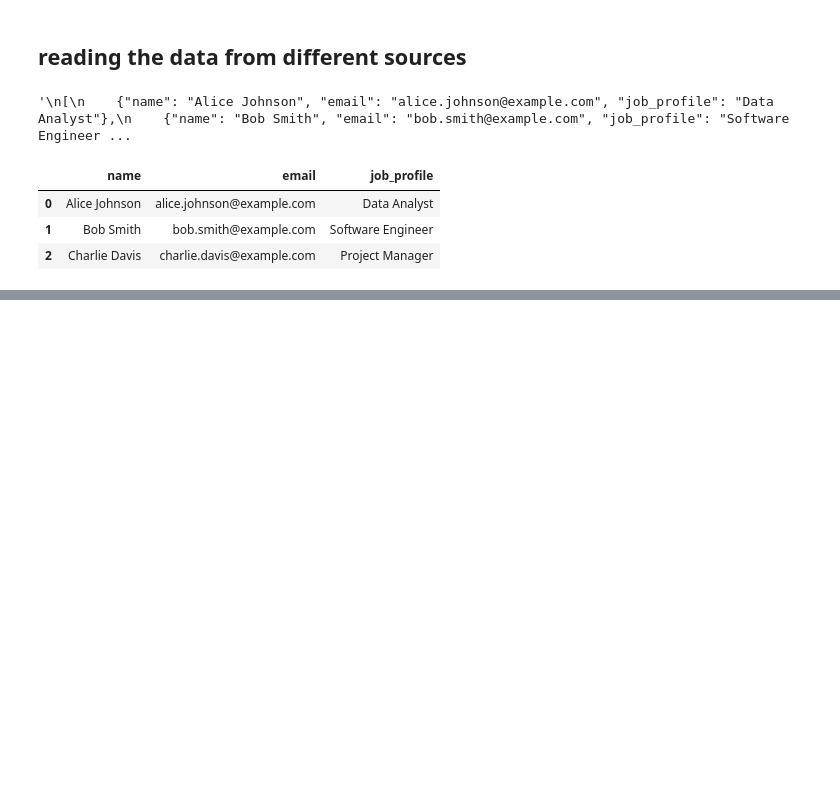
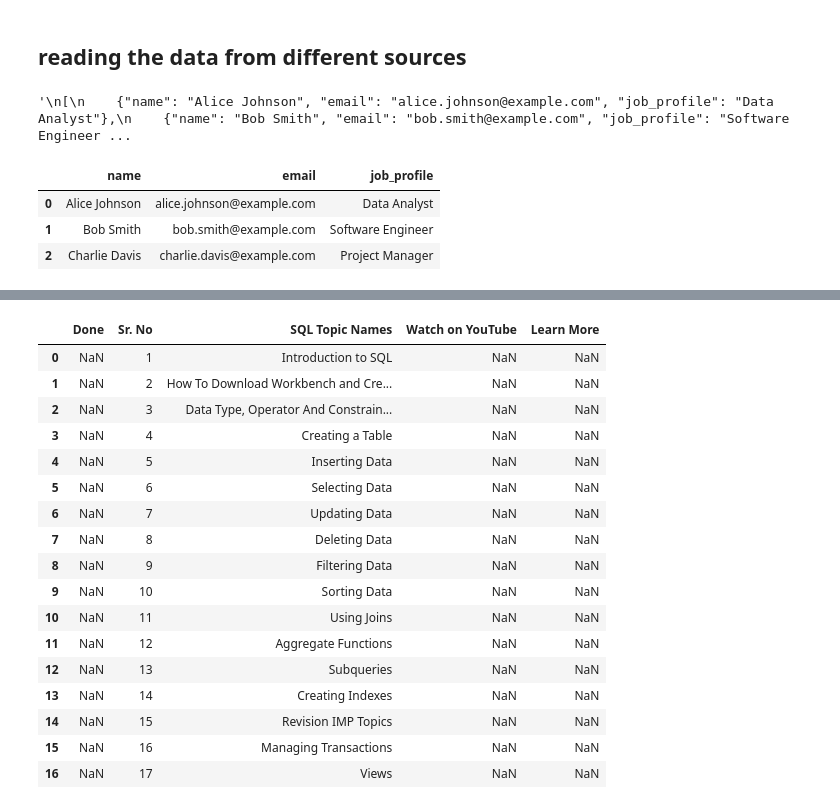
Before and after one commit to Keshavraj52/complete-machine-learning-course, a Jupyter notebook: pandas/readdata.ipynb, the cells around one changed output, grey strips where cells are left out. Cells and saved outputs as stored; diff of their text form; code cells hidden in the pictures; blank space fills up the shorter version.

```diff
--- a/pandas/readdata.ipynb
+++ b/pandas/readdata.ipynb
@@ -27,0 +125,21 @@ df.to_json('out.json')
+# %%
+pd.DataFrame(sqldata[0])
+# %% [output]
+|  | Done | Sr. No | SQL Topic Names | Watch on YouTube | Learn More |
+| 0 | NaN | 1 | Introduction to SQL | NaN | NaN |
+| 1 | NaN | 2 | How To Download Workbench and Cre... | NaN | NaN |
+| 2 | NaN | 3 | Data Type, Operator And Constrain... | NaN | NaN |
+| 3 | NaN | 4 | Creating a Table | NaN | NaN |
+| 4 | NaN | 5 | Inserting Data | NaN | NaN |
+| 5 | NaN | 6 | Selecting Data | NaN | NaN |
+| 6 | NaN | 7 | Updating Data | NaN | NaN |
+| 7 | NaN | 8 | Deleting Data | NaN | NaN |
+| 8 | NaN | 9 | Filtering Data | NaN | NaN |
+| 9 | NaN | 10 | Sorting Data | NaN | NaN |
+| 10 | NaN | 11 | Using Joins | NaN | NaN |
+| 11 | NaN | 12 | Aggregate Functions | NaN | NaN |
+| 12 | NaN | 13 | Subqueries | NaN | NaN |
+| 13 | NaN | 14 | Creating Indexes | NaN | NaN |
+| 14 | NaN | 15 | Revision IMP Topics | NaN | NaN |
+| 15 | NaN | 16 | Managing Transactions | NaN | NaN |
+| 16 | NaN | 17 | Views | NaN | NaN |
```
Also changed, not shown: parts of 19 cells of this notebook, 3 other files.
